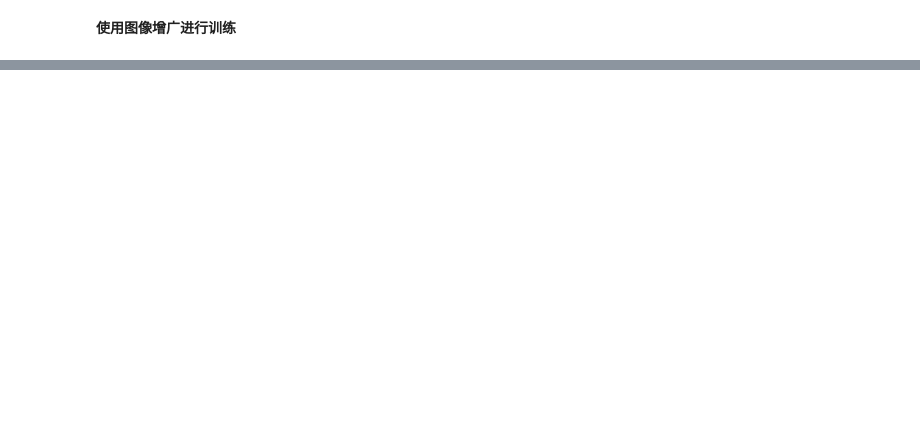
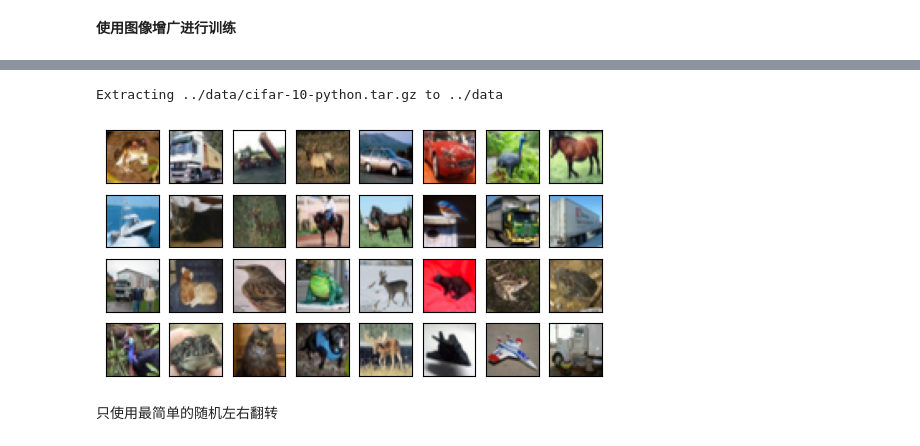
Before and after one commit to RaDsZ2z/algorithm, a Jupyter notebook: Machine-Learning/动手学深度学习_李沐/36.2.数据增广.ipynb, the cells around one changed output, grey strips where cells are left out. Saved outputs shown, nothing was run; the diff lists cells and outputs as text; code cells hidden in the pictures; blank space fills up the shorter version.

```diff
--- a/Machine-Learning/动手学深度学习_李沐/36.2.数据增广.ipynb
+++ b/Machine-Learning/动手学深度学习_李沐/36.2.数据增广.ipynb
@@ -101,2 +101,8 @@ apply(img,augs)
 # %% [markdown]
 **使用图像增广进行训练**
+# %%
+all_images = torchvision.datasets.CIFAR10(
+    train = True, root = "../data" ,download = True)
+show_images([
+    all_images[i][0] for i in range(32)],4,8,scale=0.8)
+# %% [output]
@@ -102,0 +110,4 @@ apply(img,augs)
+Extracting ../data/cifar-10-python.tar.gz to ../data
+[figure, added]
+# %% [markdown]
+只使用最简单的随机左右翻转
```
Also changed, not shown: parts of 9 cells of this notebook, 3 other files.
